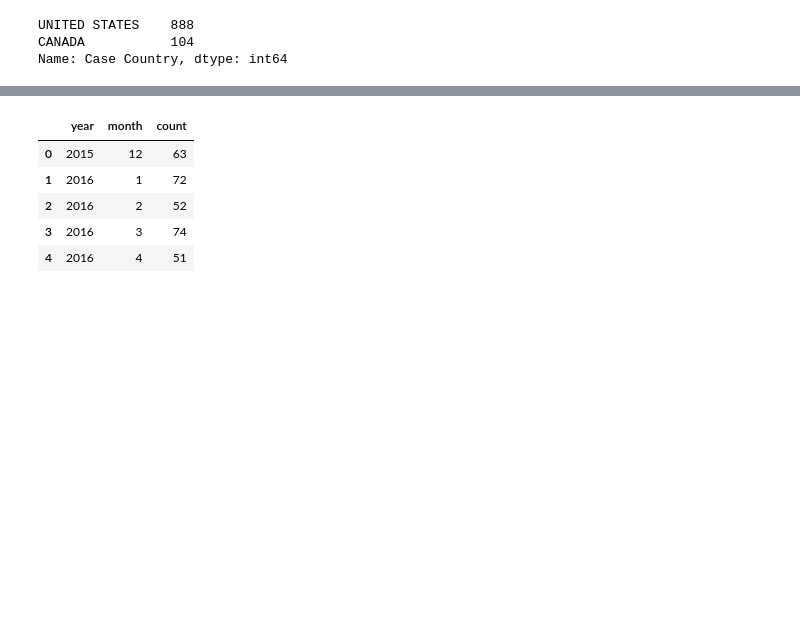
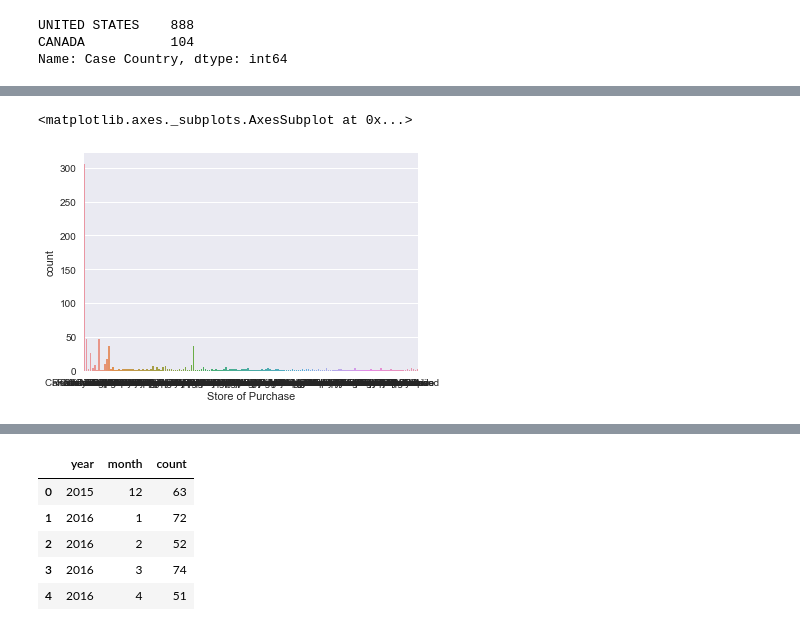
Before and after one commit to IntelliTree/PgDataApp, a Jupyter notebook: PGEDA.ipynb, the cells around one changed output, grey strips where cells are left out. Drawn from its saved outputs; the diff is of its cells as text; code cells hidden in the pictures; blank space fills up the shorter version.

```diff
--- a/PGEDA.ipynb
+++ b/PGEDA.ipynb
@@ -71,7 +80,10 @@ series.iplot(kind='bar', yTitle='Count', title='Complaints by Country')
 # %% [output]
 [interactive output not drawn]
 # %%
-#sns.countplot(x='Store of Purchase',data=df)
+sns.countplot(x='Store of Purchase',data=df)
+# %% [output]
+<matplotlib.axes._subplots.AxesSubplot at 0x...>
+[figure, added]
 # %%
 # df.loc[739, 'Store of Purchase']
 # %%
```
Also changed, not shown: parts of 9 cells of this notebook.
